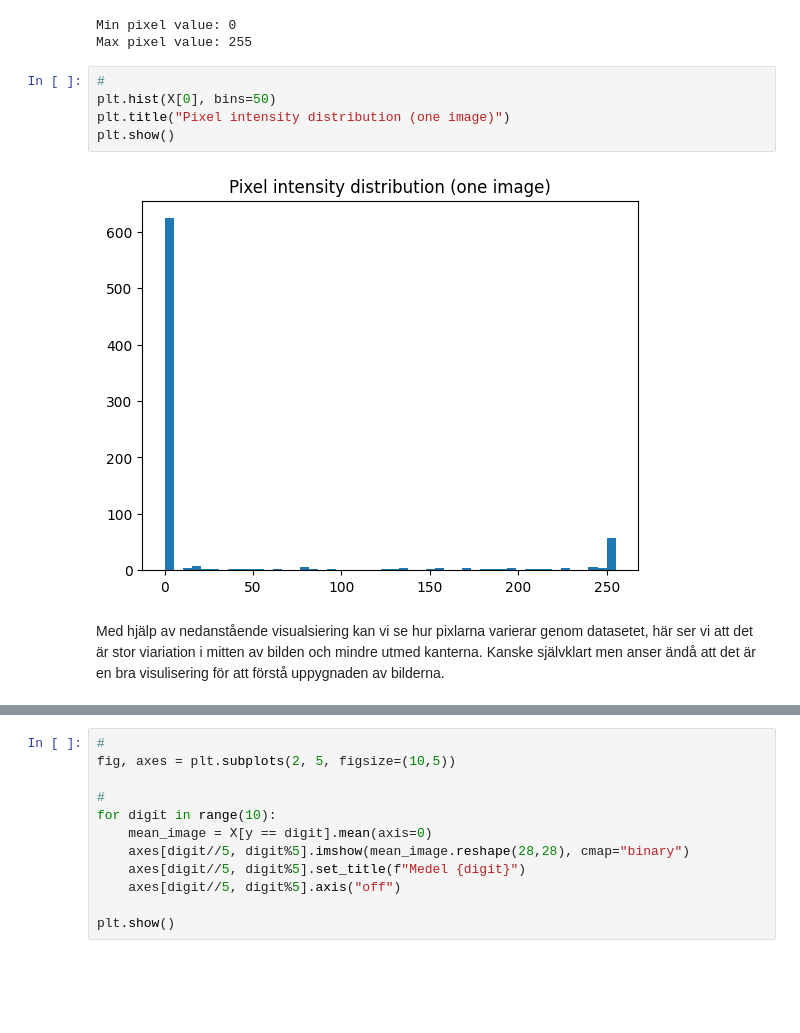
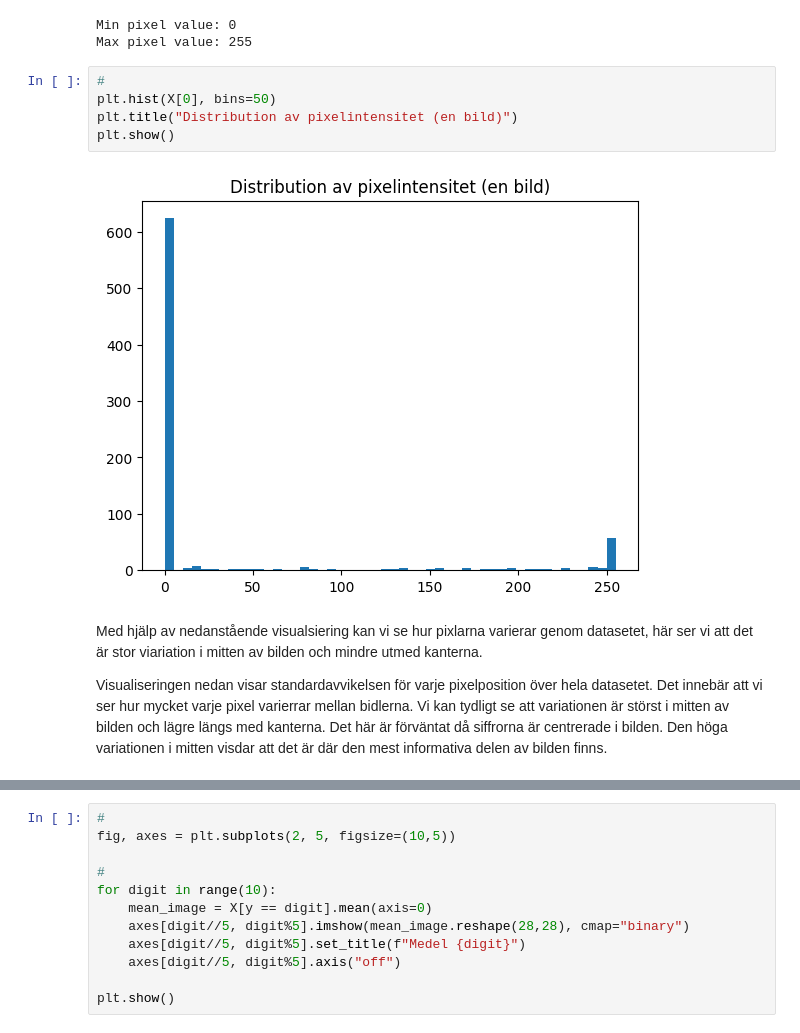
Before and after one commit to LinusMrad/ML-Kunskapskontroll-2, a Jupyter notebook: notebook/kunskapkontroll2.ipynb, the cells around one changed output, grey strips where cells are left out. Saved outputs shown, nothing was run; the diff lists cells and outputs as text; blank space fills up the shorter version.

```diff
--- a/notebook/kunskapkontroll2.ipynb
+++ b/notebook/kunskapkontroll2.ipynb
@@ -77,12 +83,16 @@ Max pixel value: 255
 # %%
 #
 plt.hist(X[0], bins=50)
-plt.title("Pixel intensity distribution (one image)")
+plt.title("Distribution av pixelintensitet (en bild)")
 plt.show()
 # %% [output]
-[figure, old version]
+[figure, new version]
 # %% [markdown]
-Med hjälp av nedanstående visualsiering kan vi se hur pixlarna varierar genom datasetet, här ser vi att det är stor viariation i mitten av bilden och mindre utmed kanterna. Kanske självklart men anser ändå att det är en bra visulisering för att förstå uppygnaden av bilderna.
+Med hjälp av nedanstående visualsiering kan vi se hur pixlarna varierar genom datasetet, här ser vi att det är stor viariation i mitten av bilden och mindre utmed kanterna.
+
+Visualiseringen nedan visar standardavvikelsen för varje pixelposition över hela datasetet. Det innebär att vi ser hur mycket varje pixel varierrar mellan bidlerna.
+Vi kan tydligt se att variationen är störst i mitten av bilden och lägre längs med kanterna. Det här är förväntat då siffrorna är centrerade i bilden.
+Den höga variationen i mitten visdar att det är där den mest informativa delen av bilden finns.
 # %%
 #
 std_image = X.std(axis=0)
```
Also changed, not shown: parts of 5 cells of this notebook.
